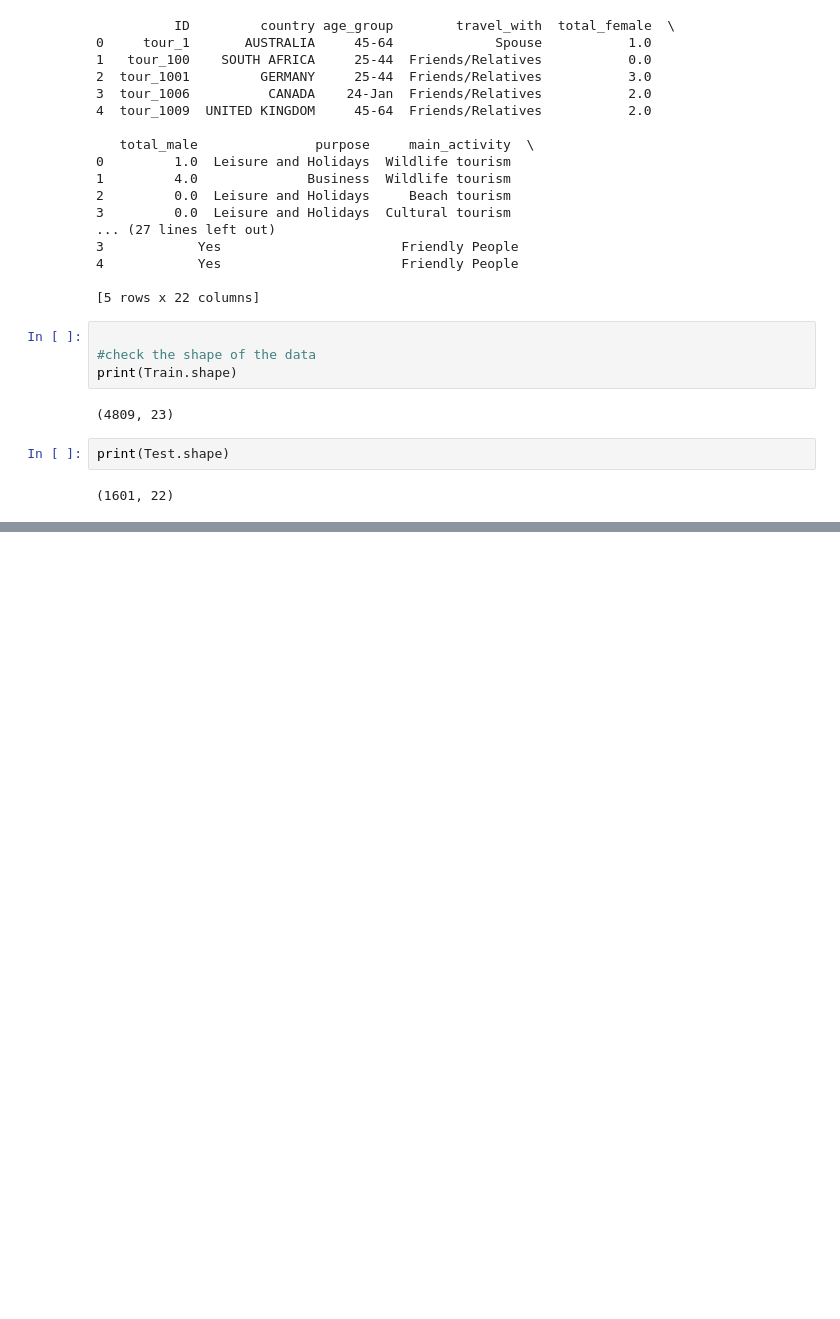
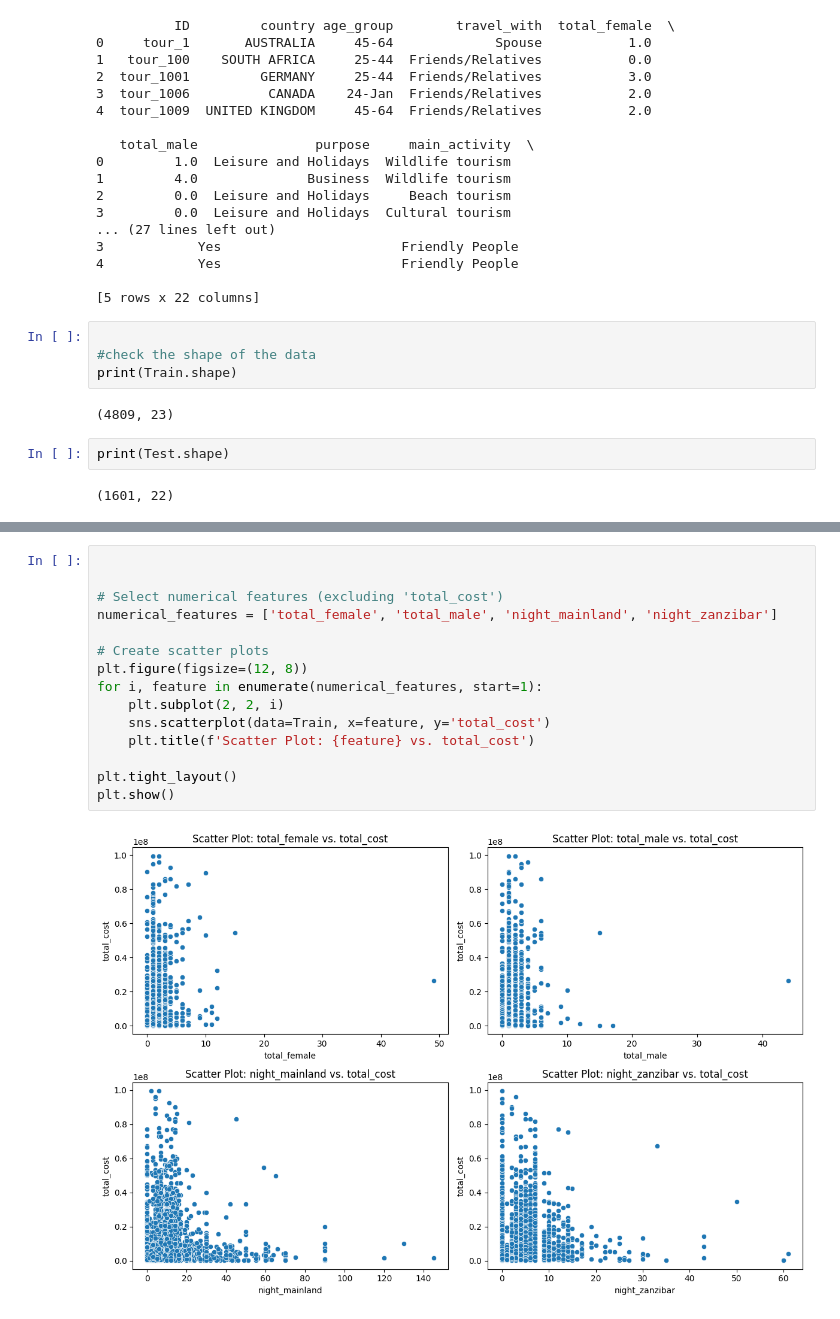
Before and after one commit to marshmoses/Tanzania_Tourism_Prediction, a Jupyter notebook: main.ipynb, the cells around one changed output, grey strips where cells are left out. Saved outputs shown, nothing was run; the diff lists cells and outputs as text; blank space fills up the shorter version.

```diff
--- a/main.ipynb
+++ b/main.ipynb
@@ -67,0 +493,17 @@ print(Test.shape)
+# %%
+
+
+# Select numerical features (excluding 'total_cost')
+numerical_features = ['total_female', 'total_male', 'night_mainland', 'night_zanzibar']
+
+# Create scatter plots
+plt.figure(figsize=(12, 8))
+for i, feature in enumerate(numerical_features, start=1):
+    plt.subplot(2, 2, i)
+    sns.scatterplot(data=Train, x=feature, y='total_cost')
+    plt.title(f'Scatter Plot: {feature} vs. total_cost')
+
+plt.tight_layout()
+plt.show()
+# %% [output]
+[figure, added]
```
Also changed, not shown: parts of 63 cells of this notebook, 3 other files.
